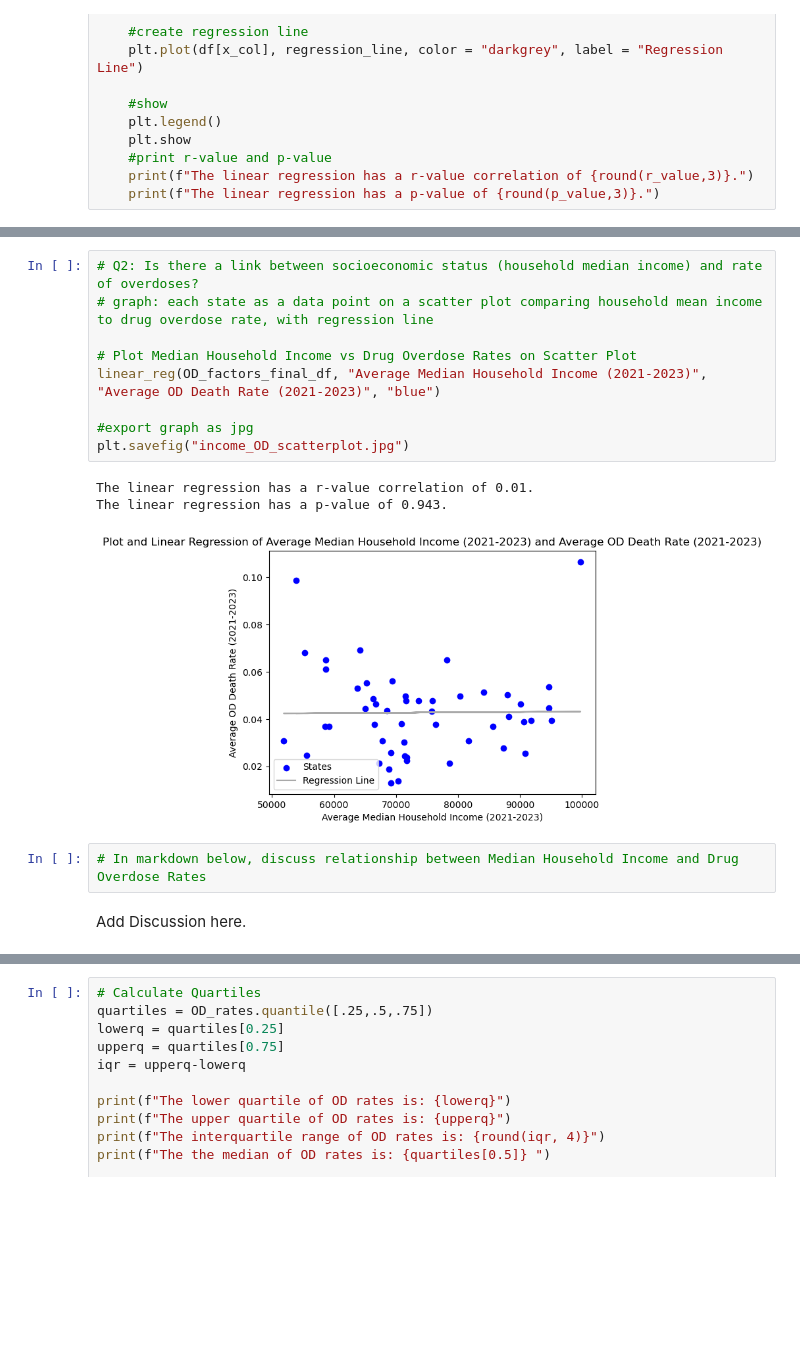
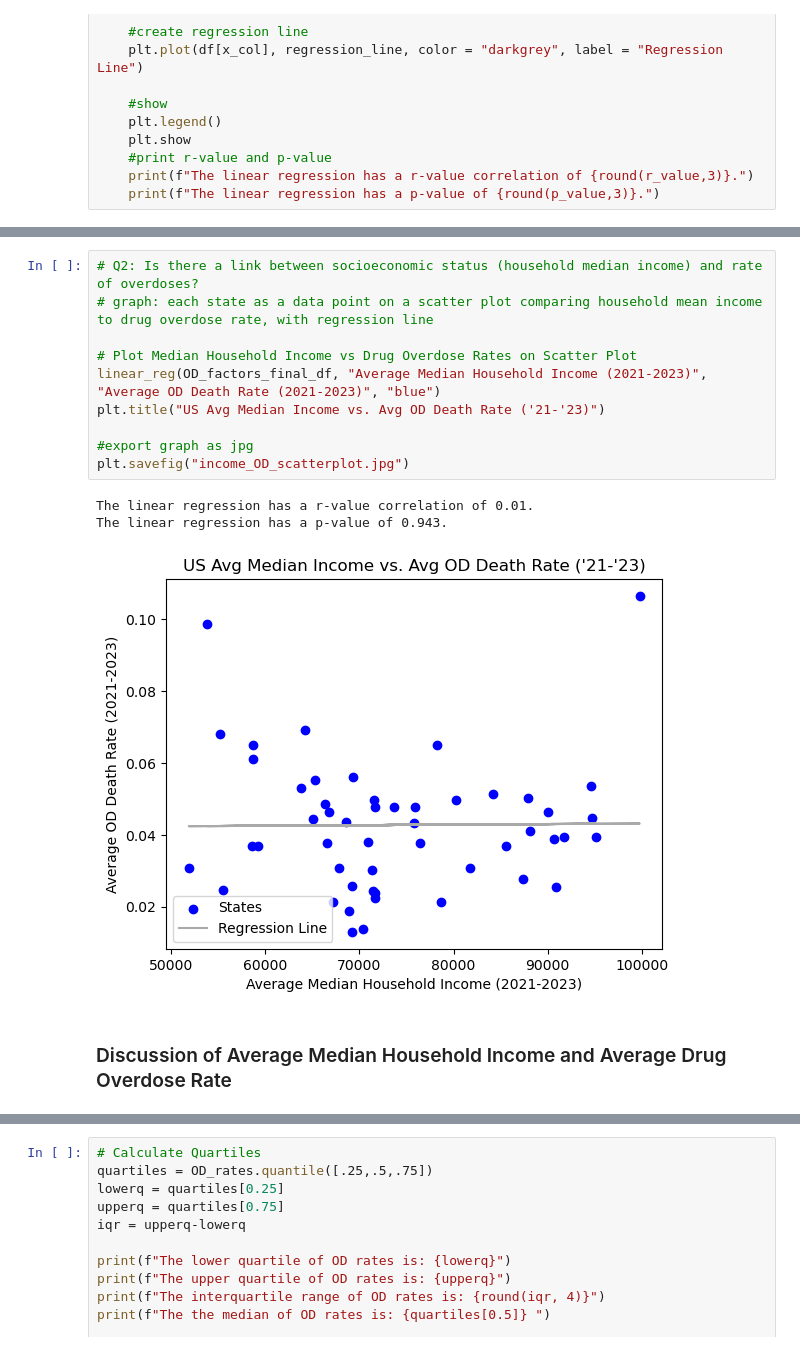
Before and after one commit to kileykarecki/Project-1, a Jupyter notebook: Drug_Overdose_and_Contributing_Factors.ipynb, the cells around one changed output, grey strips where cells are left out. Drawn from its saved outputs; the diff is of its cells as text; blank space fills up the shorter version.

```diff
--- a/Drug_Overdose_and_Contributing_Factors.ipynb
+++ b/Drug_Overdose_and_Contributing_Factors.ipynb
@@ -183,20 +236,19 @@ Add Discussion here.
 # %%
 # Q2: Is there a link between socioeconomic status (household median income) and rate of overdoses?
 # graph: each state as a data point on a scatter plot comparing household mean income to drug overdose rate, with regression line
 
 # Plot Median Household Income vs Drug Overdose Rates on Scatter Plot
 linear_reg(OD_factors_final_df, "Average Median Household Income (2021-2023)", "Average OD Death Rate (2021-2023)", "blue")
+plt.title("US Avg Median Income vs. Avg OD Death Rate ('21-'23)")
 
 #export graph as jpg
 plt.savefig("income_OD_scatterplot.jpg")
 # %% [output]
 The linear regression has a r-value correlation of 0.01.
 The linear regression has a p-value of 0.943.
-[figure, old version]
+[figure, new version]
-# %%
-# In markdown below, discuss relationship between Median Household Income and Drug Overdose Rates
-# %% [markdown]
-Add Discussion here.
+# %% [markdown]
+### Discussion of Average Median Household Income and Average Drug Overdose Rate
 # %%
 # Q3: Does unemployment rate affect rates of drug overdose by state?
 # graph: each state as a data point on a scatter plot comparing unemployment rate to drug overdose rate, with regression line
```
Also changed, not shown: parts of 18 cells of this notebook, 4 other files.
